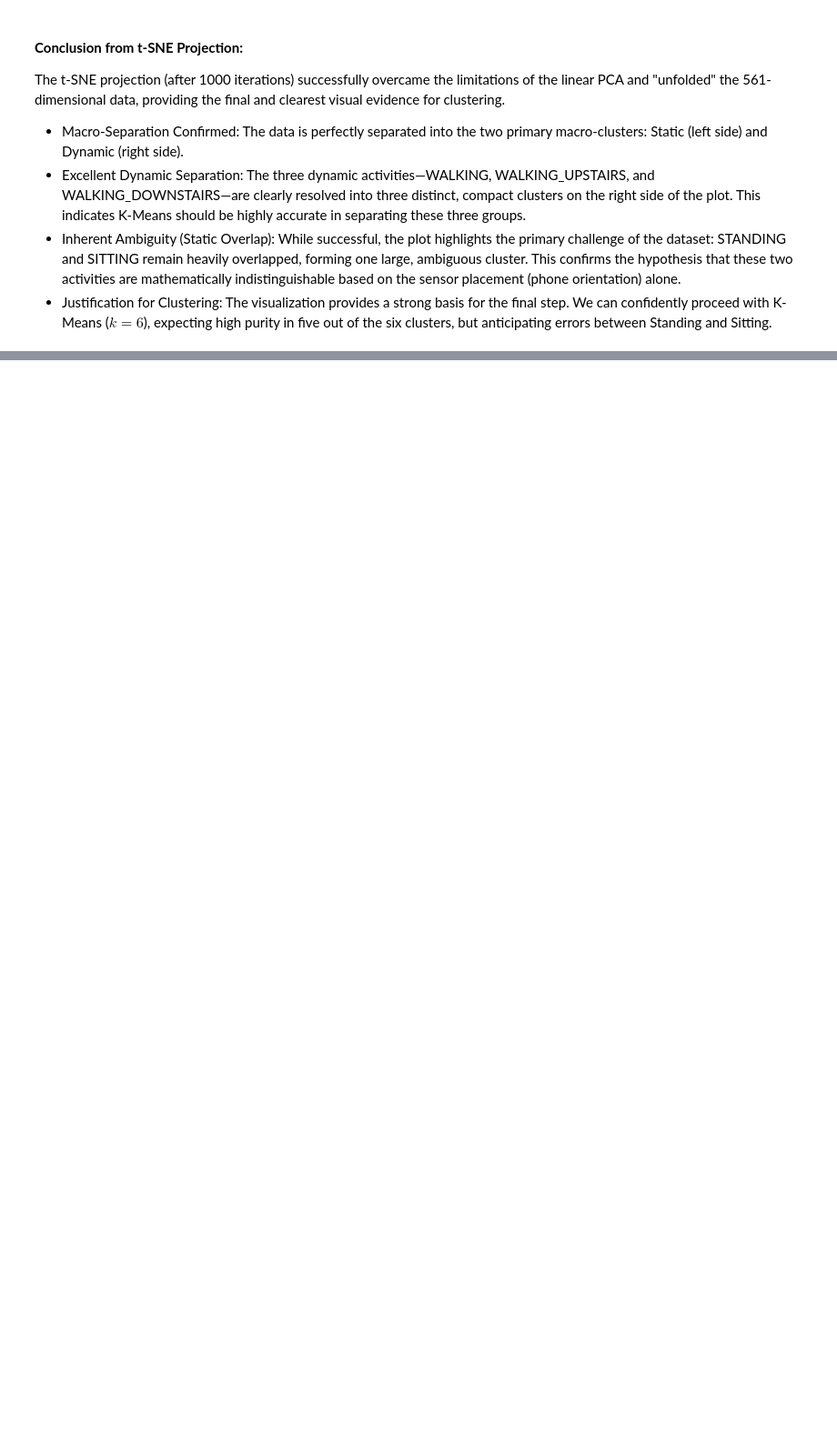
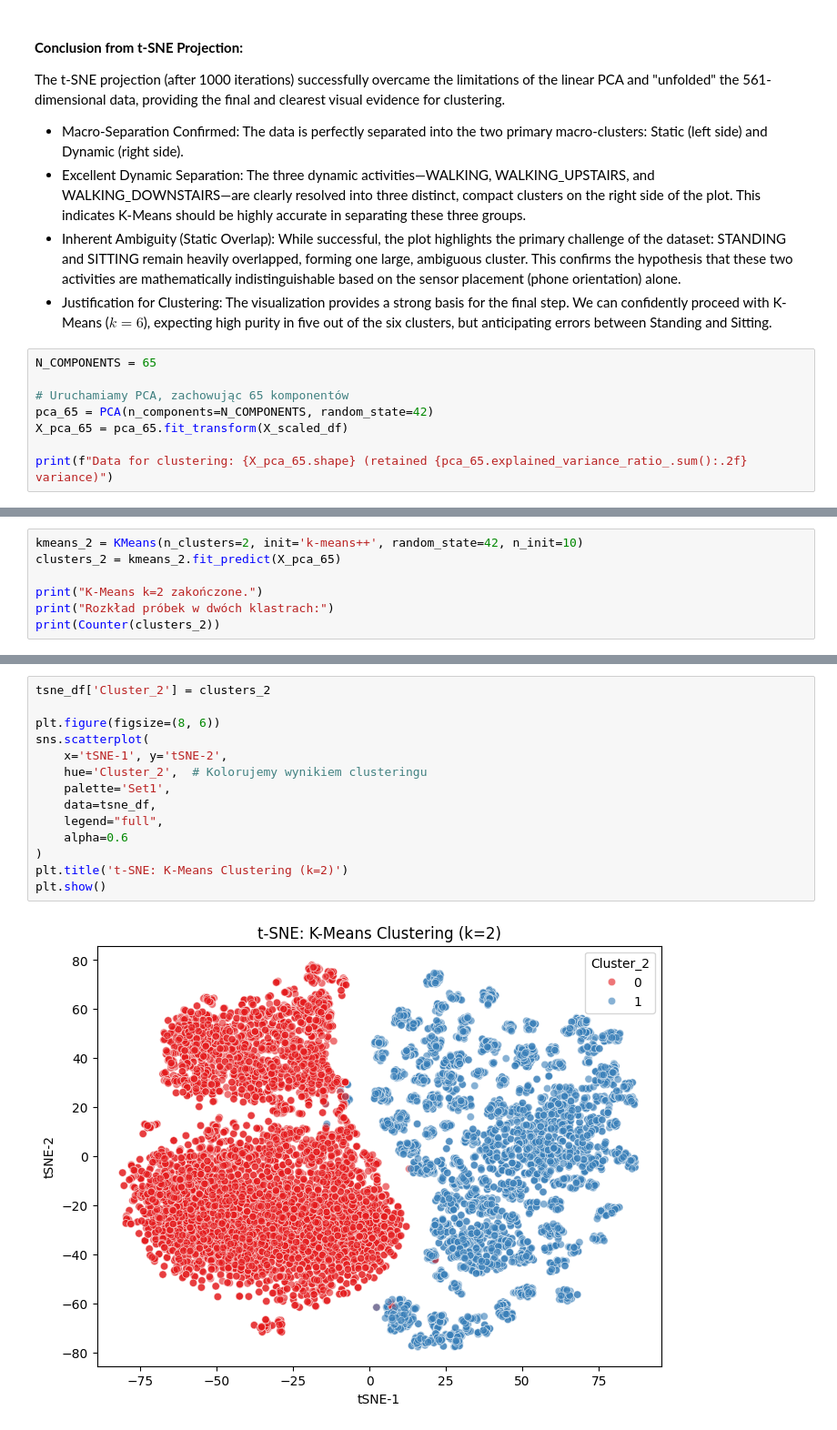
Before and after one commit to JakubbBlaszczykk/Project2-HAR-Unsupervised-Analysis, a Jupyter notebook: main.ipynb, the cells around one changed output, grey strips where cells are left out. Shown at 91% size. Drawn from its saved outputs; the diff is of its cells as text; blank space fills up the shorter version.

```diff
--- a/main.ipynb
+++ b/main.ipynb
@@ -339,3 +338,11 @@ The t-SNE projection (after 1000 iterations) successfully overcame the limitatio
 - Excellent Dynamic Separation: The three dynamic activities—WALKING, WALKING_UPSTAIRS, and WALKING_DOWNSTAIRS—are clearly resolved into three distinct, compact clusters on the right side of the plot. This indicates K-Means should be highly accurate in separating these three groups.
 - Inherent Ambiguity (Static Overlap): While successful, the plot highlights the primary challenge of the dataset: STANDING and SITTING remain heavily overlapped, forming one large, ambiguous cluster. This confirms the hypothesis that these two activities are mathematically indistinguishable based on the sensor placement (phone orientation) alone.
 - Justification for Clustering: The visualization provides a strong basis for the final step. We can confidently proceed with K-Means ($k=6$), expecting high purity in five out of the six clusters, but anticipating errors between Standing and Sitting.
+# %%
+N_COMPONENTS = 65
+
+# Uruchamiamy PCA, zachowując 65 komponentów
+pca_65 = PCA(n_components=N_COMPONENTS, random_state=42)
+X_pca_65 = pca_65.fit_transform(X_scaled_df)
+
+print(f"Data for clustering: {X_pca_65.shape} (retained {pca_65.explained_variance_ratio_.sum():.2f} variance)")
@@ -341,0 +351,7 @@ The t-SNE projection (after 1000 iterations) successfully overcame the limitatio
+# %%
+kmeans_2 = KMeans(n_clusters=2, init='k-means++', random_state=42, n_init=10)
+clusters_2 = kmeans_2.fit_predict(X_pca_65)
+
+print("K-Means k=2 zakończone.")
+print("Rozkład próbek w dwóch klastrach:")
+print(Counter(clusters_2))
@@ -341,0 +373,16 @@ The t-SNE projection (after 1000 iterations) successfully overcame the limitatio
+# %%
+tsne_df['Cluster_2'] = clusters_2
+
+plt.figure(figsize=(8, 6))
+sns.scatterplot(
+    x='tSNE-1', y='tSNE-2',
+    hue='Cluster_2',  # Kolorujemy wynikiem clusteringu
+    palette='Set1',
+    data=tsne_df,
+    legend="full",
+    alpha=0.6
+)
+plt.title('t-SNE: K-Means Clustering (k=2)')
+plt.show()
+# %% [output]
+[figure, added]
```
Also changed, not shown: parts of 10 cells of this notebook.
